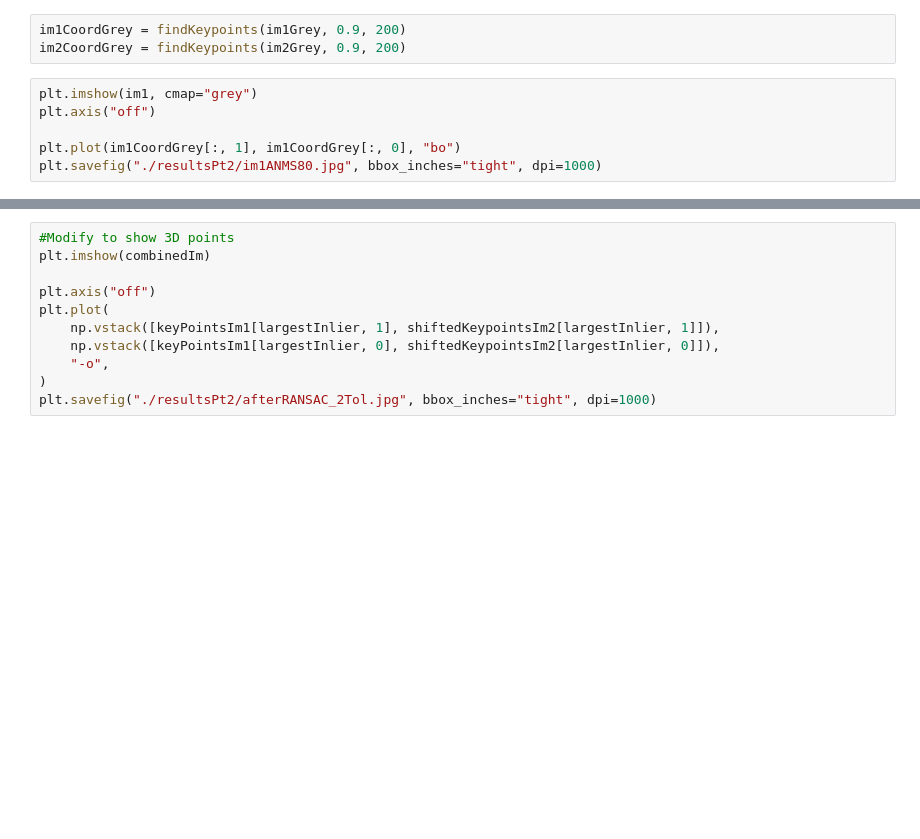
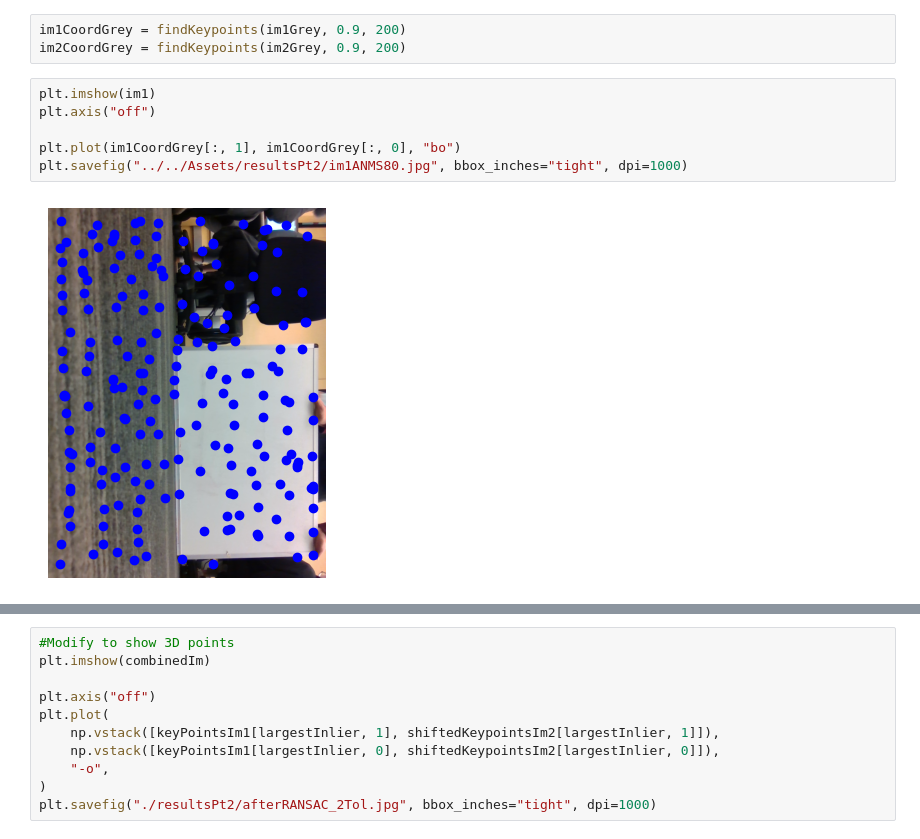
Before and after one commit to rmz920021/FinalProjectTurtle, a Jupyter notebook: src/image_to_transformation/image_to_transformation.ipynb, the cells around one changed output, grey strips where cells are left out. Cells and saved outputs as stored; diff of their text form; blank space fills up the shorter version.

```diff
--- a/src/image_to_transformation/image_to_transformation.ipynb
+++ b/src/image_to_transformation/image_to_transformation.ipynb
@@ -271,9 +276,11 @@ plt.savefig("./resultsPt2/harrisCorners.jpg", bbox_inches="tight", dpi=1000)
 im1CoordGrey = findKeypoints(im1Grey, 0.9, 200)
 im2CoordGrey = findKeypoints(im2Grey, 0.9, 200)
 # %%
-plt.imshow(im1, cmap="grey")
+plt.imshow(im1)
 plt.axis("off")
 
 plt.plot(im1CoordGrey[:, 1], im1CoordGrey[:, 0], "bo")
-plt.savefig("./resultsPt2/im1ANMS80.jpg", bbox_inches="tight", dpi=1000)
+plt.savefig("../../Assets/resultsPt2/im1ANMS80.jpg", bbox_inches="tight", dpi=1000)
+# %% [output]
+[figure, added]
 # %%
```
Also changed, not shown: parts of 10 cells of this notebook, 7 other files.
